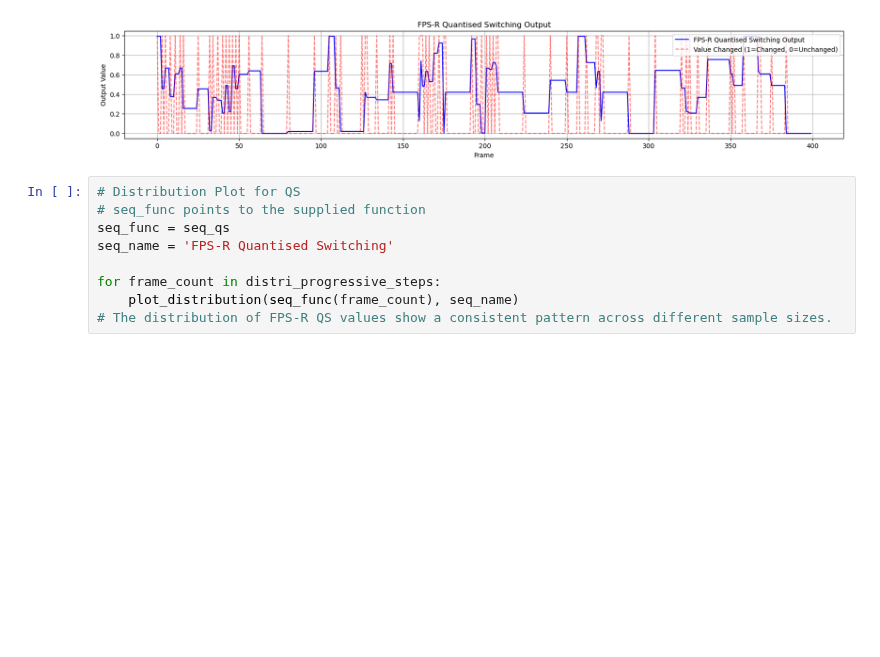
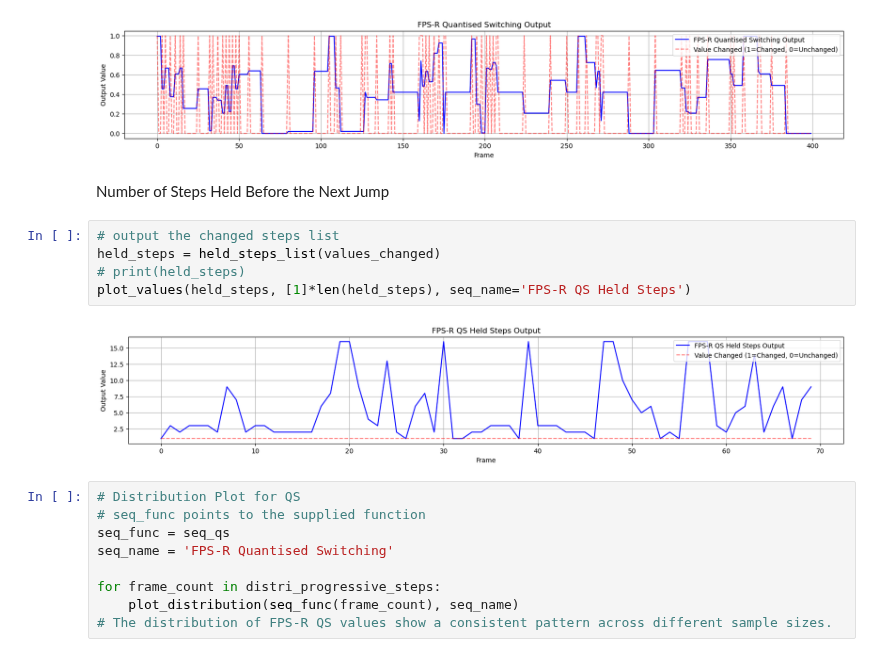
Before and after one commit to patwooky/fpsr, a Jupyter notebook: resources/code/_WIP/algo_data_analysis/fpsr_algoAnalysis.ipynb, the cells around one changed output. Drawn from its saved outputs; the diff is of its cells as text; blank space fills up the shorter version.

```diff
--- a/resources/code/_WIP/algo_data_analysis/fpsr_algoAnalysis.ipynb
+++ b/resources/code/_WIP/algo_data_analysis/fpsr_algoAnalysis.ipynb
@@ -572,6 +643,15 @@ values, values_changed = seq_qs(400)
 plot_values(values, values_changed, seq_name='FPS-R Quantised Switching')
 # %% [output]
 [figure]
+# %% [markdown]
+Number of Steps Held Before the Next Jump
+# %%
+# output the changed steps list
+held_steps = held_steps_list(values_changed)
+# print(held_steps)
+plot_values(held_steps, [1]*len(held_steps), seq_name='FPS-R QS Held Steps')
+# %% [output]
+[figure, added]
 # %%
 # Distribution Plot for QS
 # seq_func points to the supplied function
```
Also changed, not shown: parts of 10 cells of this notebook.
